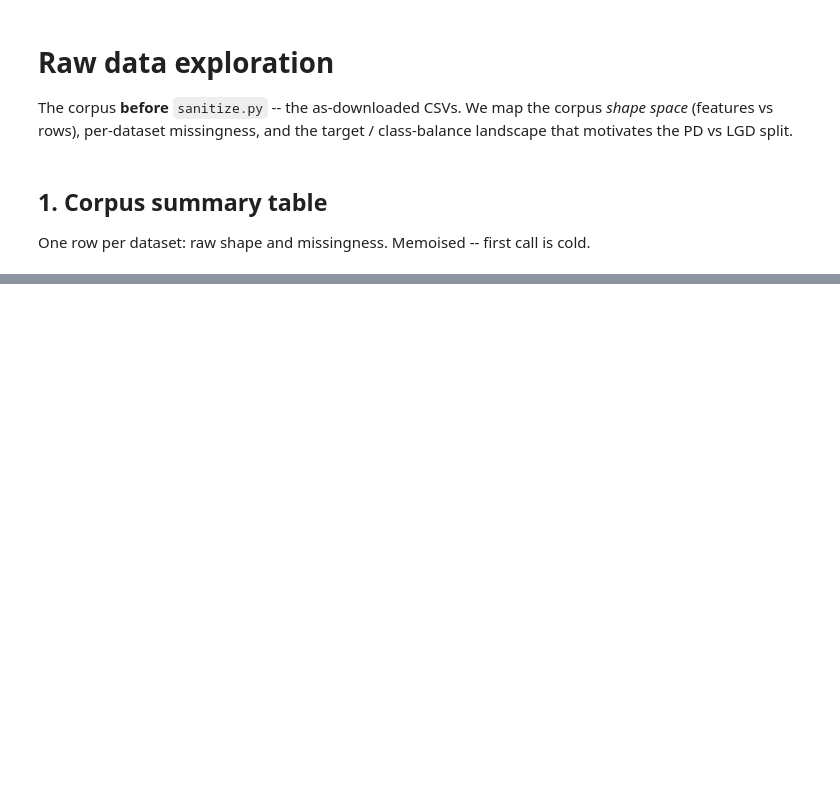
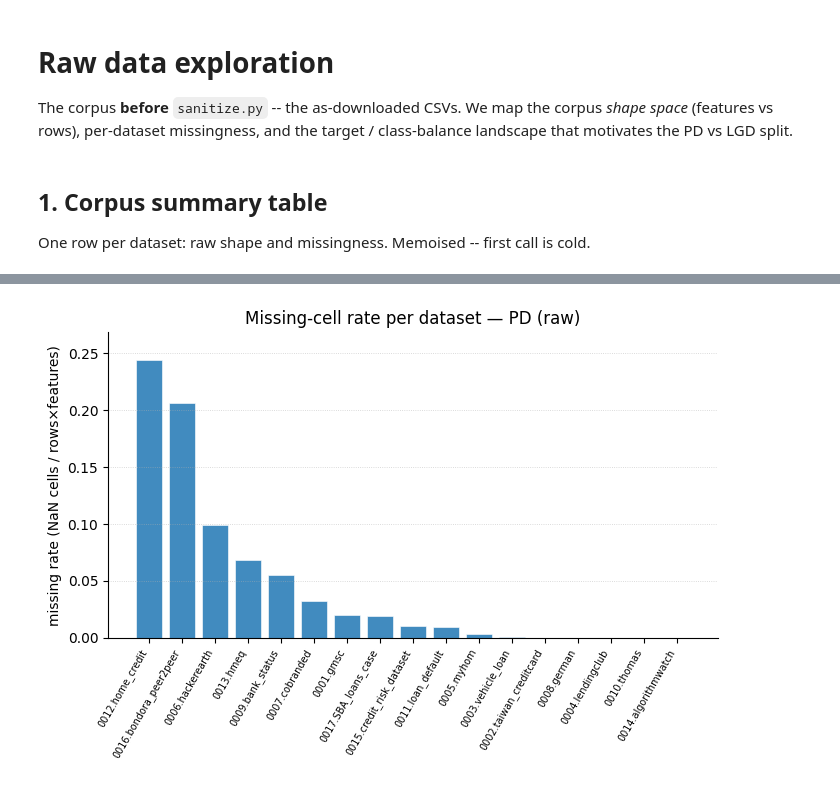
Before and after one commit to andreasgoethals/CreditPFN, a Jupyter notebook: notebooks/0.0. raw_data_exploration.ipynb, the cells around one changed output, grey strips where cells are left out. Cells and saved outputs as stored; diff of their text form; code cells hidden in the pictures; blank space fills up the shorter version.

```diff
--- a/notebooks/0.0. raw_data_exploration.ipynb
+++ b/notebooks/0.0. raw_data_exploration.ipynb
@@ -56 +88,5 @@ sorted. PD and LGD separately, then both together coloured by track.
+# %%
+sink.save(plot_missing_cells_bar('pd',  source='raw'), '04_missing_pd')
+# %% [output]
+[figure, added]
 # %%
```
Also changed, not shown: parts of 26 cells of this notebook, 5 other files.
